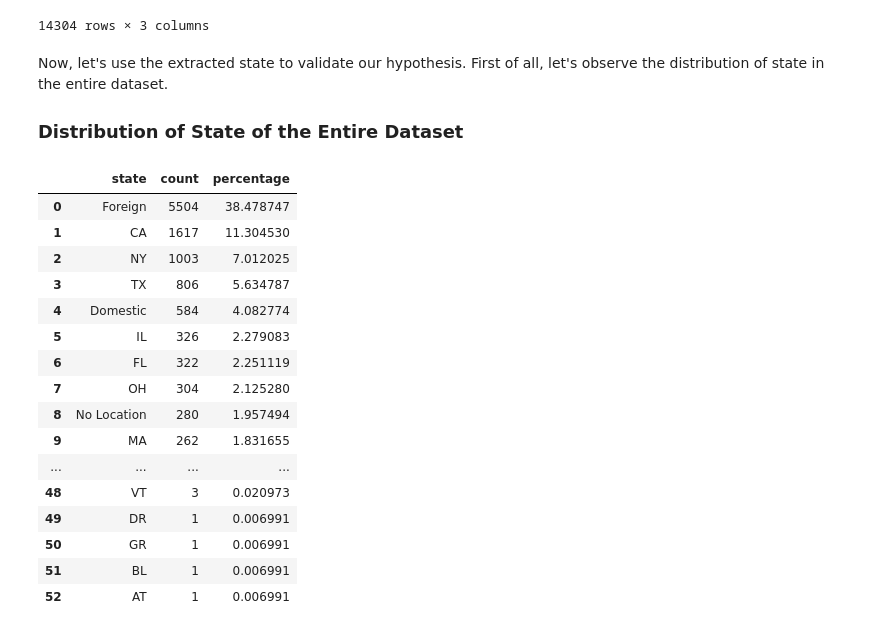
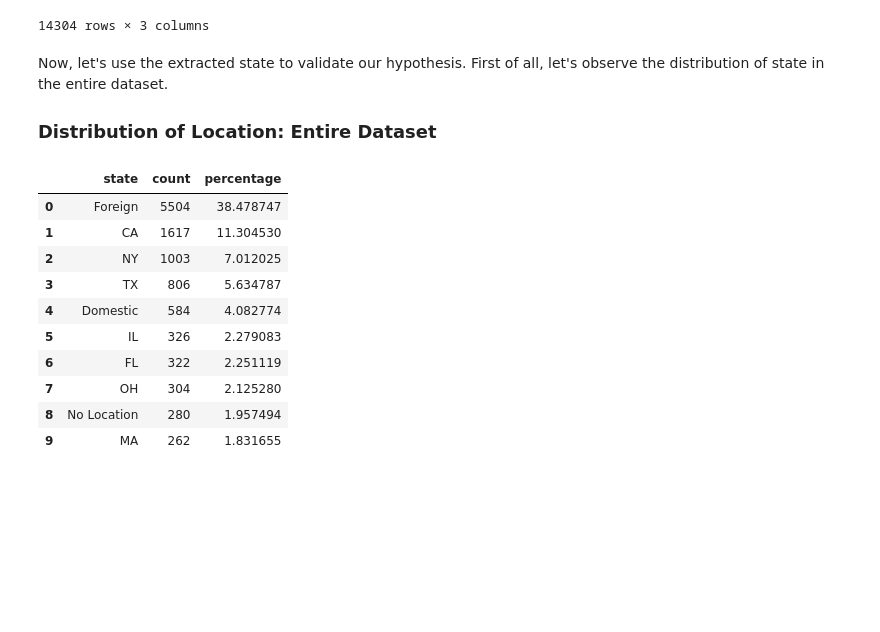
Before and after one commit to dhcheong/ClassifyingFake, a Jupyter notebook: PF.ipynb, the cells around one changed output. Cells and saved outputs as stored; diff of their text form; code cells hidden in the pictures; blank space fills up the shorter version.

```diff
--- a/PF.ipynb
+++ b/PF.ipynb
@@ -110,30 +110,24 @@ train_data[["location", "state", "fraudulent"]]
 Now, let's use the extracted state to validate our hypothesis.
 First of all, let's observe the distribution of state in the entire dataset.
 
-### Distribution of State of the Entire Dataset
+### Distribution of Location: Entire Dataset
 # %%
 combined_data = train_data["state"].value_counts().to_frame()
 combined_data = combined_data.reset_index().rename(columns = {'index':'state', 'state':'count'})
 combined_data["percentage"] = (combined_data["count"] / combined_data["count"].sum()) * 100
-combined_data
+combined_data.head(10)
 # %% [output]
 |  | state | count | percentage |
 | 0 | Foreign | 5504 | 38.478747 |
 | 1 | CA | 1617 | 11.304530 |
 | 2 | NY | 1003 | 7.012025 |
 | 3 | TX | 806 | 5.634787 |
 | 4 | Domestic | 584 | 4.082774 |
 | 5 | IL | 326 | 2.279083 |
 | 6 | FL | 322 | 2.251119 |
 | 7 | OH | 304 | 2.125280 |
 | 8 | No Location | 280 | 1.957494 |
 | 9 | MA | 262 | 1.831655 |
-| ... | ... | ... | ... |
-| 48 | VT | 3 | 0.020973 |
-| 49 | DR | 1 | 0.006991 |
-| 50 | GR | 1 | 0.006991 |
-| 51 | BL | 1 | 0.006991 |
-| 52 | AT | 1 | 0.006991 |
 # %%
 sorted_df = combined_data.sort_values('percentage')
 sorted_df = sorted_df[sorted_df['percentage'] > 1]
```
Also changed, not shown: parts of 5 cells of this notebook.
